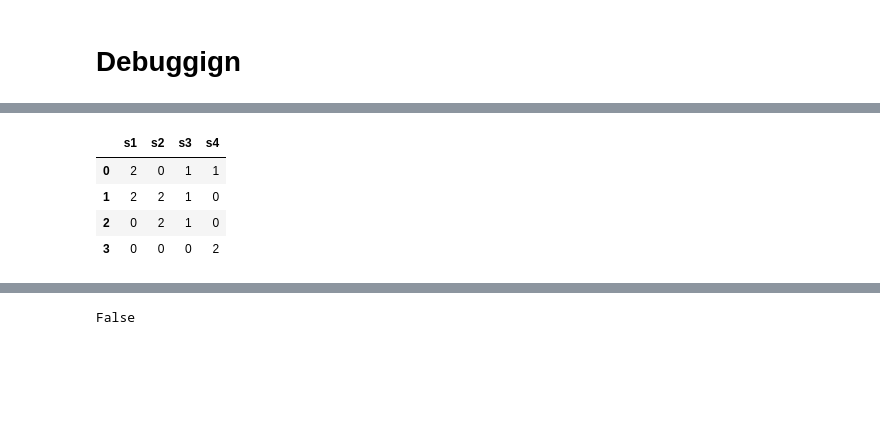
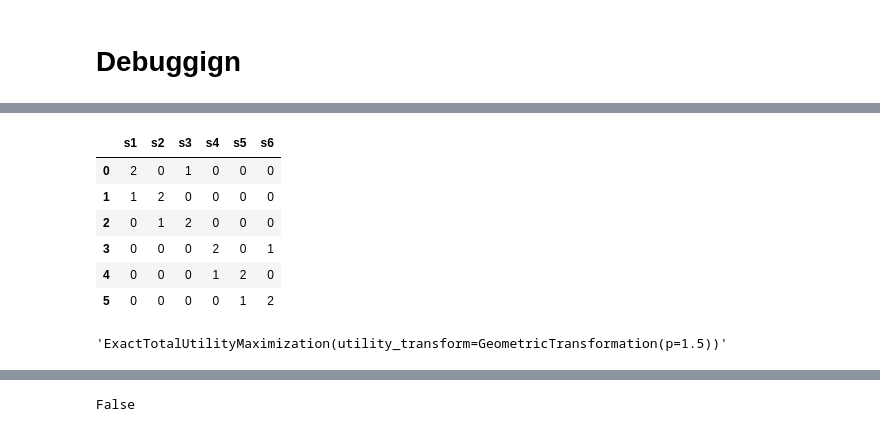
Before and after one commit to aaron-sandoval/generative_social_choice, a Jupyter notebook: generative_social_choice/plots/analyze_voting_algorithm_axiom_results.ipynb, the cells around one changed output, grey strips where cells are left out. Saved outputs shown, nothing was run; the diff lists cells and outputs as text; code cells hidden in the pictures; blank space fills up the shorter version.

Commit message:
Check out `CoverageAxiom` `ExactTotalUtilityMaximization`

```diff
--- a/generative_social_choice/plots/analyze_voting_algorithm_axiom_results.ipynb
+++ b/generative_social_choice/plots/analyze_voting_algorithm_axiom_results.ipynb
@@ -223,37 +223,43 @@ df1
 # %%
 # case = rated_vote_cases["Ex 1.1 modified"]
 from generative_social_choice.slates.voting_algorithms import RatedVoteCase
 from generative_social_choice.slates.voting_utils import (
     CellWiseAugmentation, CandidateWiseAugmentation, VoterAndCellWiseAugmentation)
 
 
-case = rated_vote_cases["Ex A.1"]
-# case = rated_vote_cases["Ex 3.1"]
+# case = rated_vote_cases["Ex A.1"]
+case = rated_vote_cases["Ex 3.1"]
 
-# case = RatedVoteCase(
-#     name="Ex 3.1_BIG",
-#     rated_votes=case.rated_votes,
-#     slate_size=case.slate_size,
-#     noise_augmentation_methods = {
-#                 CellWiseAugmentation(): 40,
-#                 CandidateWiseAugmentation(): 100,
-#                 VoterAndCellWiseAugmentation(): 100
-#             }
-# )
+case = RatedVoteCase(
+    name="Ex 3.1_BIG",
+    rated_votes=case.rated_votes,
+    slate_size=case.slate_size,
+    noise_augmentation_methods = {
+                CellWiseAugmentation(): 40,
+                CandidateWiseAugmentation(): 100,
+                VoterAndCellWiseAugmentation(): 100
+            }
+)
 # case = rated_vote_cases["Ex 4.3"]
 # case = rated_vote_cases["Simple 3"]
-# axiom = CoverageAxiom()
-axiom = HappiestParetoAxiom()
+axiom = CoverageAxiom()
+# axiom = HappiestParetoAxiom()
 # axiom = IndividualParetoAxiom()
 # axiom = MinimumAndTotalUtilityParetoAxiom()
 # axiom = NonRadicalTotalUtilityAxiom()
 # axiom = NonRadicalMinUtilityAxiom()
 
 case.rated_votes
 # %% [output]
-|  | s1 | s2 | s3 | s4 |
-| 0 | 2 | 0 | 1 | 1 |
-| 1 | 2 | 2 | 1 | 0 |
-| 2 | 0 | 2 | 1 | 0 |
-| 3 | 0 | 0 | 0 | 2 |
+|  | s1 | s2 | s3 | s4 | s5 | s6 |
+| 0 | 2 | 0 | 1 | 0 | 0 | 0 |
+| 1 | 1 | 2 | 0 | 0 | 0 | 0 |
+| 2 | 0 | 1 | 2 | 0 | 0 | 0 |
+| 3 | 0 | 0 | 0 | 2 | 0 | 1 |
+| 4 | 0 | 0 | 0 | 1 | 2 | 0 |
+| 5 | 0 | 0 | 0 | 0 | 1 | 2 |
+# %%
+alg.name
+# %% [output]
+'ExactTotalUtilityMaximization(utility_transform=GeometricTransformation(p=1.5))'
 # %%
```
Also changed, not shown: parts of 10 cells of this notebook.
